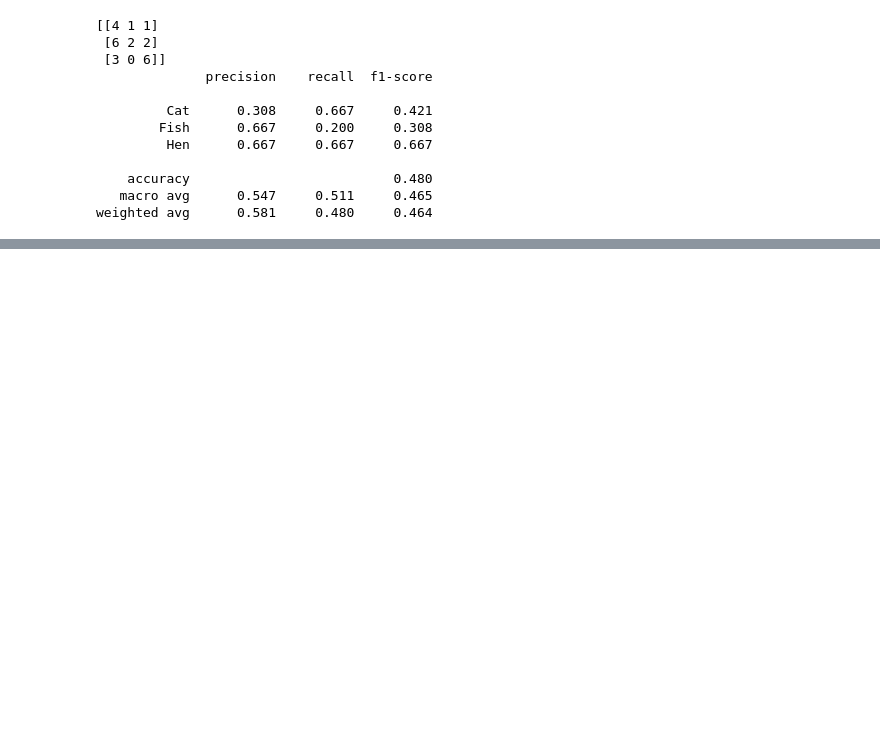
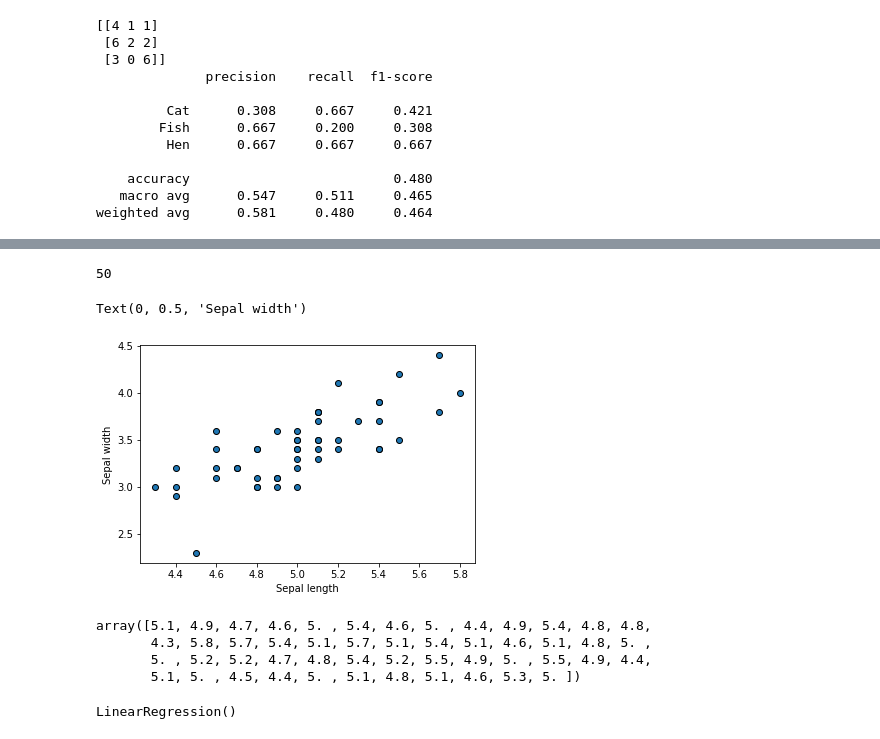
Before and after one commit to Pilot93/innopolis_hw, a Jupyter notebook: hw5_KNN_linear/Hw5.ipynb, the cells around one changed output, grey strips where cells are left out. Cells and saved outputs as stored; diff of their text form; code cells hidden in the pictures; blank space fills up the shorter version.

```diff
--- a/hw5_KNN_linear/Hw5.ipynb
+++ b/hw5_KNN_linear/Hw5.ipynb
@@ -234,0 +267,20 @@ weighted avg      0.581     0.480     0.464
+# %%
+X_setosa_sepal = X_sepal[setosa_bool]
+len(X_setosa)
+# %% [output]
+50
+# %%
+plt.scatter(X_setosa[:, 0], X_setosa[:, 1], cmap=plt.cm.Set1,
+            edgecolor='k')
+plt.xlabel('Sepal length')
+plt.ylabel('Sepal width')
+# %% [output]
+Text(0, 0.5, 'Sepal width')
+[figure, added]
+# %%
+X_setosa_sepal[:,0]
+# %% [output]
+array([5.1, 4.9, 4.7, 4.6, 5. , 5.4, 4.6, 5. , 4.4, 4.9, 5.4, 4.8, 4.8,
+       4.3, 5.8, 5.7, 5.4, 5.1, 5.7, 5.1, 5.4, 5.1, 4.6, 5.1, 4.8, 5. ,
+       5. , 5.2, 5.2, 4.7, 4.8, 5.4, 5.2, 5.5, 4.9, 5. , 5.5, 4.9, 4.4,
+       5.1, 5. , 4.5, 4.4, 5. , 5.1, 4.8, 5.1, 4.6, 5.3, 5. ])
@@ -234,0 +291,4 @@ weighted avg      0.581     0.480     0.464
+# %%
+linear_reg.fit(train_X.reshape(-1,1),train_y.reshape(-1,1))
+# %% [output]
+LinearRegression()
```
Also changed, not shown: parts of 17 cells of this notebook.
